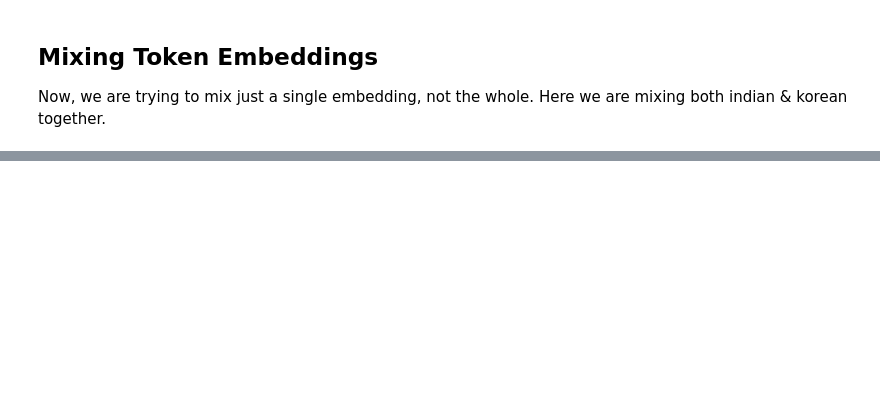
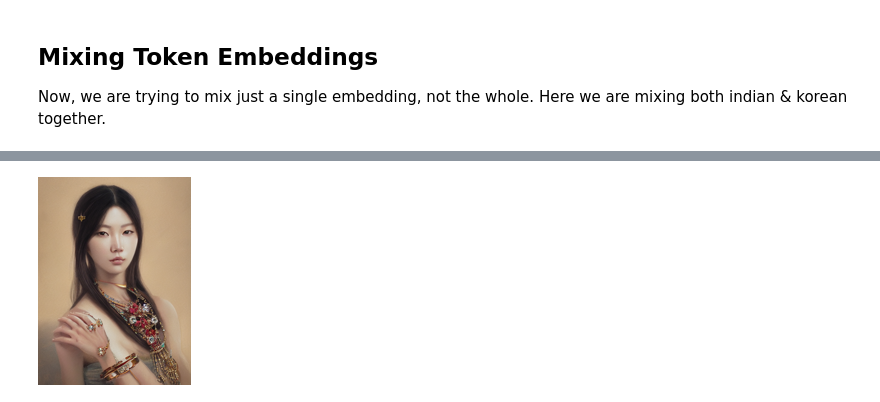
Before and after one commit to arunoda/adeep, a Jupyter notebook: sd-deepdive/05-text-embeddings.ipynb, the cells around one changed output, grey strips where cells are left out. Drawn from its saved outputs; the diff is of its cells as text; code cells hidden in the pictures; blank space fills up the shorter version.

```diff
--- a/sd-deepdive/05-text-embeddings.ipynb
+++ b/sd-deepdive/05-text-embeddings.ipynb
@@ -354,0 +381,6 @@ gen_with_text_embeddings(token_embs
+# %%
+# Let's replace indian with korean
+base_prompt_token_embs[0][get_token_index("indian")] = token_embs_korean
+gen_with_text_embeddings(get_output_embeds(base_prompt_token_embs + pos_embs), seed=23, height=700, resize_factor=0.3)
+# %% [output]
+[figure, added]
```
Also changed, not shown: parts of 24 cells of this notebook.
